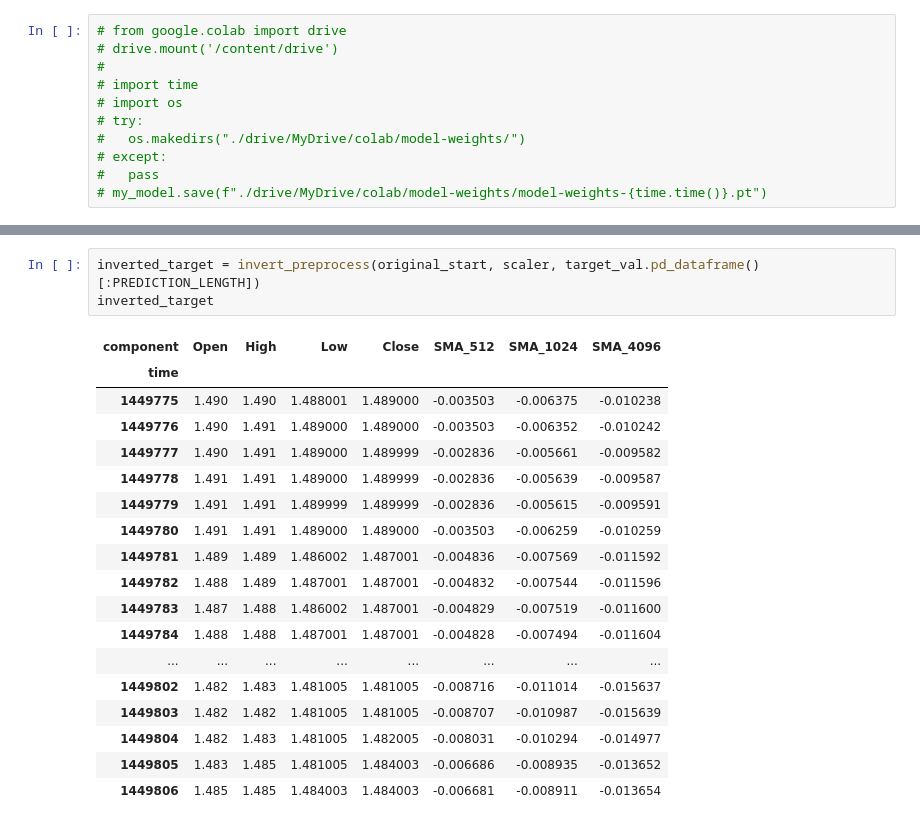
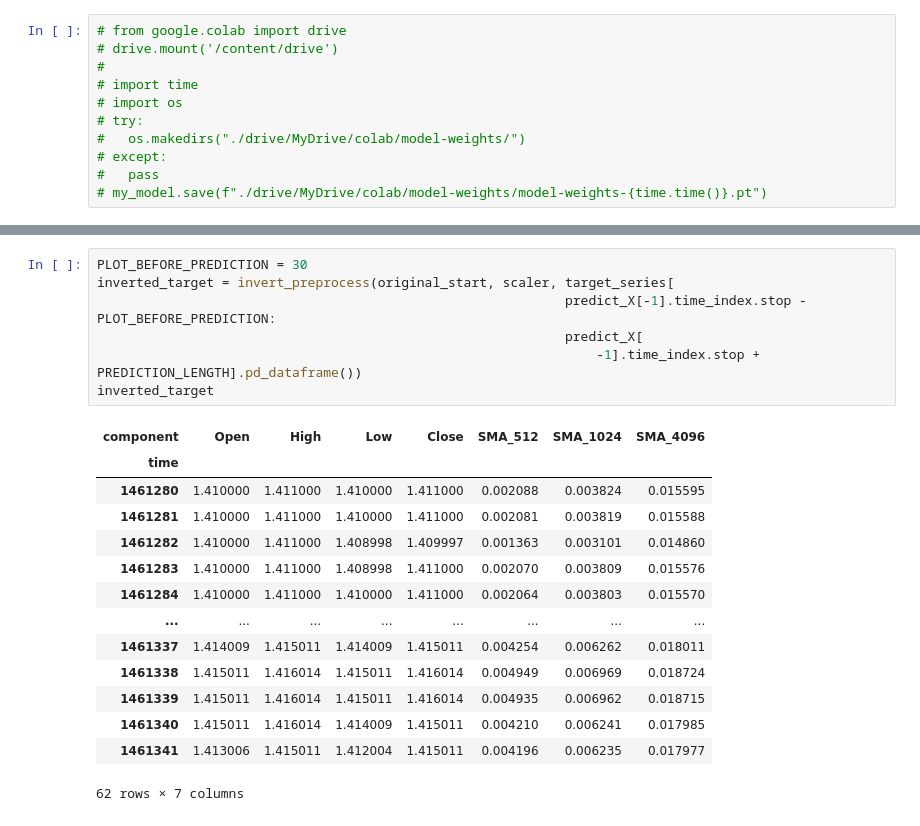
Before and after one commit to Klok-e/python-price-predict-experiment, a Jupyter notebook: price prediction_v3.ipynb, the cells around one changed output, grey strips where cells are left out. Cells and saved outputs as stored; diff of their text form.

```diff
--- a/price prediction_v3.ipynb
+++ b/price prediction_v3.ipynb
@@ -320,23 +337,23 @@ inverted_pred
-# %%
-inverted_target = invert_preprocess(original_start, scaler, target_val.pd_dataframe()[:PREDICTION_LENGTH])
-inverted_target
-# %% [output]
-| component | Open | High | Low | Close | SMA_512 | SMA_1024 | SMA_4096 |
-| time |  |  |  |  |  |  |  |
-| 1449775 | 1.490 | 1.490 | 1.488001 | 1.489000 | -0.003503 | -0.006375 | -0.010238 |
-| 1449776 | 1.490 | 1.491 | 1.489000 | 1.489000 | -0.003503 | -0.006352 | -0.010242 |
-| 1449777 | 1.490 | 1.491 | 1.489000 | 1.489999 | -0.002836 | -0.005661 | -0.009582 |
-| 1449778 | 1.491 | 1.491 | 1.489000 | 1.489999 | -0.002836 | -0.005639 | -0.009587 |
-| 1449779 | 1.491 | 1.491 | 1.489999 | 1.489999 | -0.002836 | -0.005615 | -0.009591 |
-| 1449780 | 1.491 | 1.491 | 1.489000 | 1.489000 | -0.003503 | -0.006259 | -0.010259 |
-| 1449781 | 1.489 | 1.489 | 1.486002 | 1.487001 | -0.004836 | -0.007569 | -0.011592 |
-| 1449782 | 1.488 | 1.489 | 1.487001 | 1.487001 | -0.004832 | -0.007544 | -0.011596 |
-| 1449783 | 1.487 | 1.488 | 1.486002 | 1.487001 | -0.004829 | -0.007519 | -0.011600 |
-| 1449784 | 1.488 | 1.488 | 1.487001 | 1.487001 | -0.004828 | -0.007494 | -0.011604 |
-| ... | ... | ... | ... | ... | ... | ... | ... |
-| 1449802 | 1.482 | 1.483 | 1.481005 | 1.481005 | -0.008716 | -0.011014 | -0.015637 |
-| 1449803 | 1.482 | 1.482 | 1.481005 | 1.481005 | -0.008707 | -0.010987 | -0.015639 |
-| 1449804 | 1.482 | 1.483 | 1.481005 | 1.482005 | -0.008031 | -0.010294 | -0.014977 |
-| 1449805 | 1.483 | 1.485 | 1.481005 | 1.484003 | -0.006686 | -0.008935 | -0.013652 |
-| 1449806 | 1.485 | 1.485 | 1.484003 | 1.484003 | -0.006681 | -0.008911 | -0.013654 |
+# %%
+PLOT_BEFORE_PREDICTION = 30
+inverted_target = invert_preprocess(original_start, scaler, target_series[
+                                                            predict_X[-1].time_index.stop - PLOT_BEFORE_PREDICTION:
+                                                            predict_X[
+                                                                -1].time_index.stop + PREDICTION_LENGTH].pd_dataframe())
+inverted_target
+# %% [output]
+| component | Open | High | Low | Close | SMA_512 | SMA_1024 | SMA_4096 |
+| time |  |  |  |  |  |  |  |
+| 1461280 | 1.410000 | 1.411000 | 1.410000 | 1.411000 | 0.002088 | 0.003824 | 0.015595 |
+| 1461281 | 1.410000 | 1.411000 | 1.410000 | 1.411000 | 0.002081 | 0.003819 | 0.015588 |
+| 1461282 | 1.410000 | 1.411000 | 1.408998 | 1.409997 | 0.001363 | 0.003101 | 0.014860 |
+| 1461283 | 1.410000 | 1.411000 | 1.408998 | 1.411000 | 0.002070 | 0.003809 | 0.015576 |
+| 1461284 | 1.410000 | 1.411000 | 1.410000 | 1.411000 | 0.002064 | 0.003803 | 0.015570 |
+| ... | ... | ... | ... | ... | ... | ... | ... |
+| 1461337 | 1.414009 | 1.415011 | 1.414009 | 1.415011 | 0.004254 | 0.006262 | 0.018011 |
+| 1461338 | 1.415011 | 1.416014 | 1.415011 | 1.416014 | 0.004949 | 0.006969 | 0.018724 |
+| 1461339 | 1.415011 | 1.416014 | 1.415011 | 1.416014 | 0.004935 | 0.006962 | 0.018715 |
+| 1461340 | 1.415011 | 1.416014 | 1.414009 | 1.415011 | 0.004210 | 0.006241 | 0.017985 |
+| 1461341 | 1.413006 | 1.415011 | 1.412004 | 1.415011 | 0.004196 | 0.006235 | 0.017977 |
+62 rows × 7 columns
 # %%
```
Also changed, not shown: parts of 9 cells of this notebook, 1 other file.
